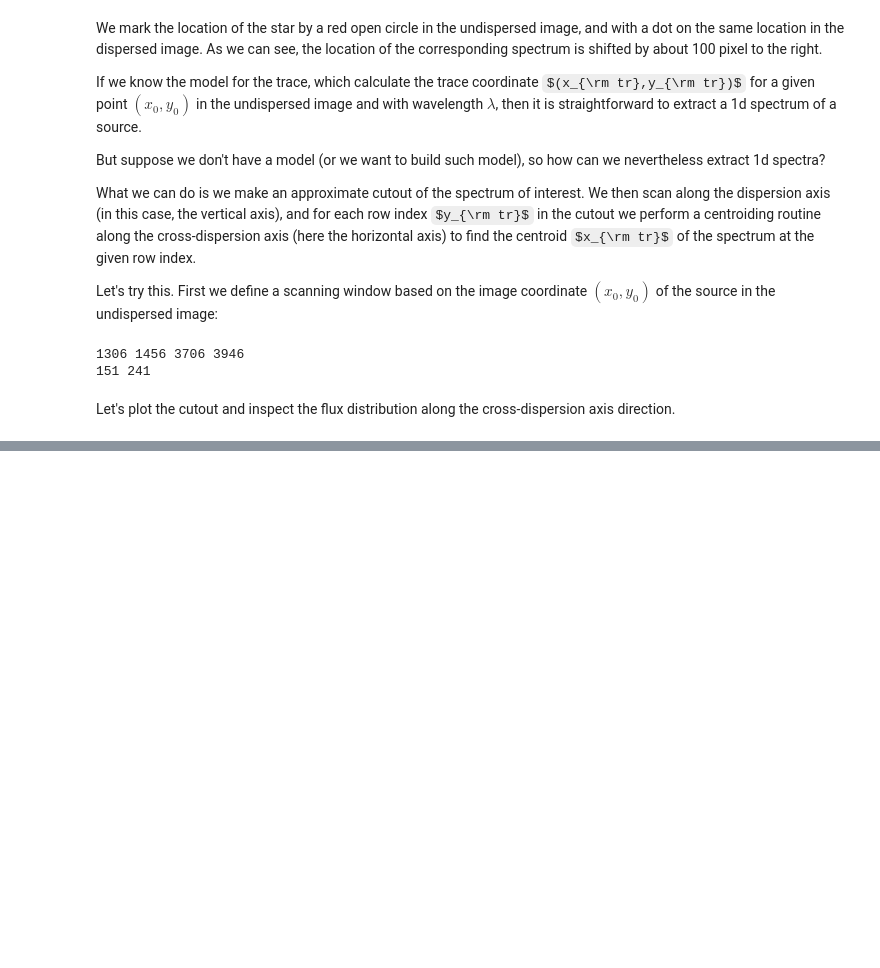
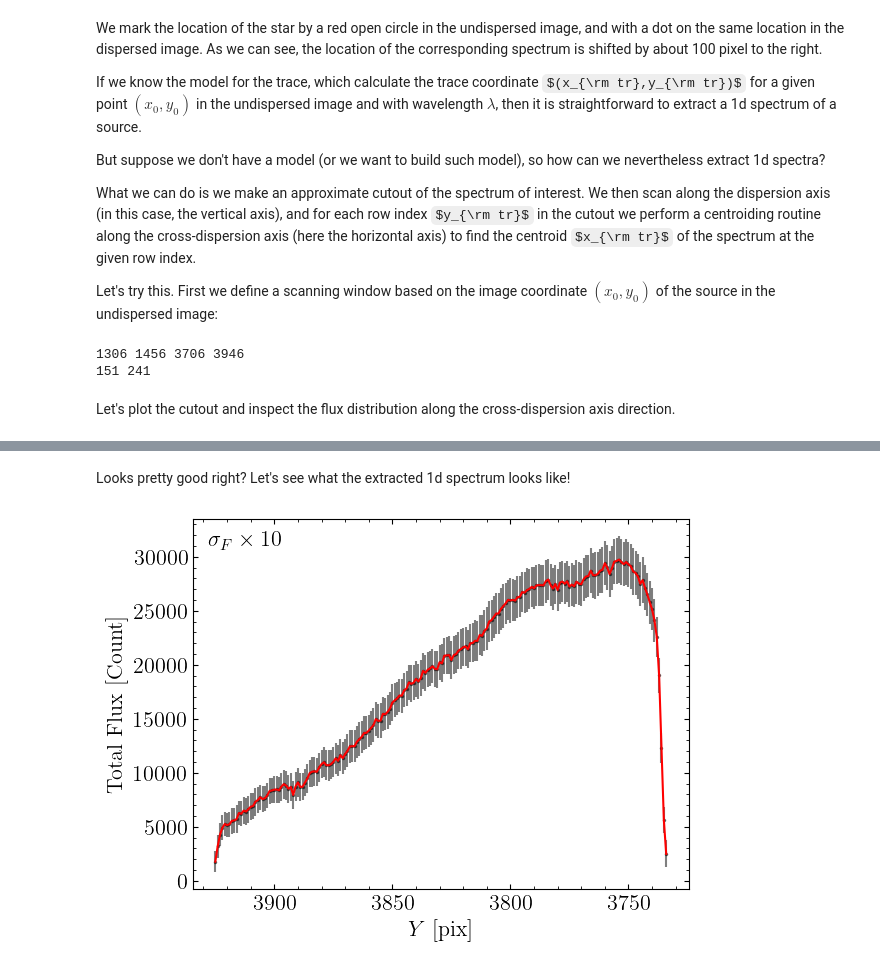
Before and after one commit to sangeetak20/RomanSpectraDataChallenge, a Jupyter notebook: DataChallenge3/prism_demo/prism_1d_spectral_extraction_from_full_detector_images.ipynb, the cells around one changed output, grey strips where cells are left out. Drawn from its saved outputs; the diff is of its cells as text; code cells hidden in the pictures; some formulas as TeX source; blank space fills up the shorter version.

```diff
--- a/DataChallenge3/prism_demo/prism_1d_spectral_extraction_from_full_detector_images.ipynb
+++ b/DataChallenge3/prism_demo/prism_1d_spectral_extraction_from_full_detector_images.ipynb
@@ -402,0 +619,30 @@ for i, y_slice in enumerate(y_slices):
+# %% [markdown]
+Looks pretty good right? Let's see what the extracted 1d spectrum looks like!
+# %%
+fig, ax = plt.subplots()
+
+dX, dMX = 50, 10
+
+fluxUncertsMultiplier = 10
+
+ax.errorbar(y_centroids, total_fluxes, yerr=fluxUncertsMultiplier * total_fluxes_uncerts,
+            fmt='k.', markersize=3, alpha=0.5)
+
+ax.plot(y_centroids, total_fluxes, 'r-', zorder=3)
+
+ax.text(0.03, 0.97, r'$\sigma_{F}\times'+'{:0.0f}'.format(fluxUncertsMultiplier)+r'$',
+             ha='left', va='top', transform=ax.transAxes)
+
+ax.set_xlabel(r'$Y$ [pix]')
+ax.set_ylabel(r'Total Flux [Count]')
+
+ax.xaxis.set_major_locator(ticker.MultipleLocator(dX))
+ax.xaxis.set_minor_locator(ticker.MultipleLocator(dMX))
+ax.yaxis.set_major_locator(ticker.AutoLocator())
+ax.yaxis.set_minor_locator(ticker.AutoMinorLocator())
+
+ax.invert_xaxis()
+
+## ax.plot(y_coords, (prism_cutout - bg_cutout).sum(1), '-')
+# %% [output]
+[figure, added]
```
Also changed, not shown: parts of 16 cells of this notebook.
